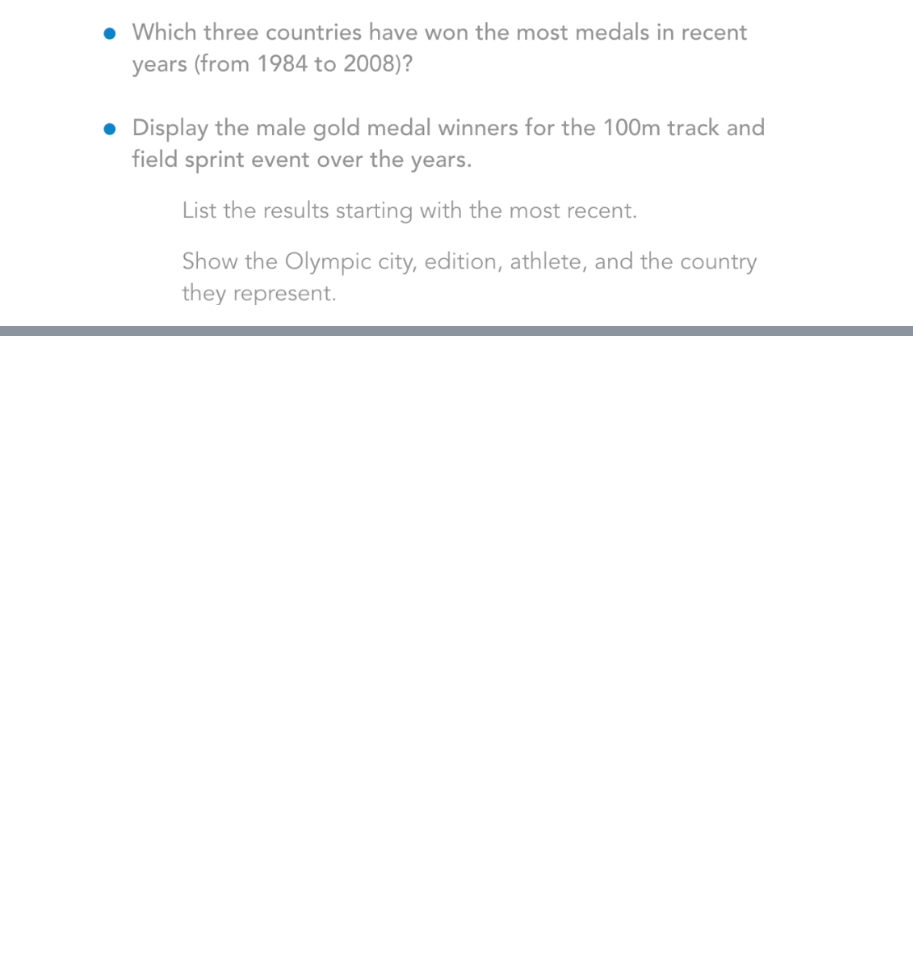
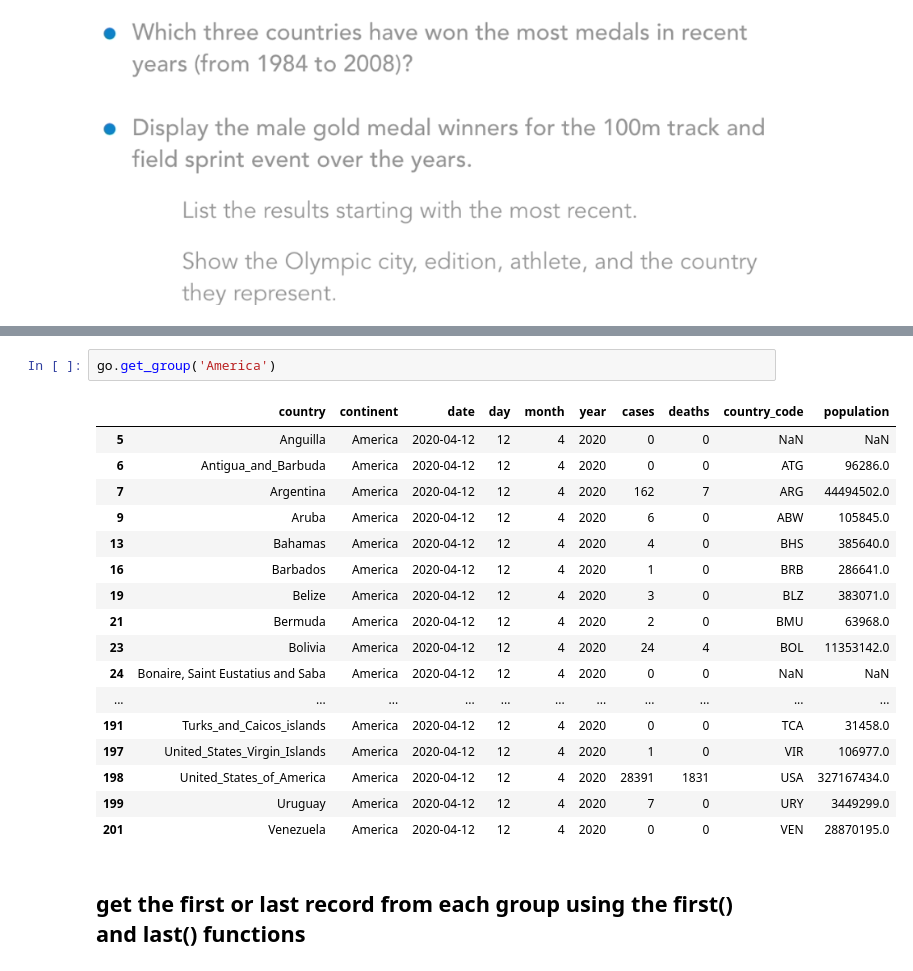
Before and after one commit to svkarthik86/Advanced-python, a Jupyter notebook: Pandas_DataFrame_Lec.ipynb, the cells around one changed output, grey strips where cells are left out. Saved outputs shown, nothing was run; the diff lists cells and outputs as text; blank space fills up the shorter version.

```diff
--- a/Pandas_DataFrame_Lec.ipynb
+++ b/Pandas_DataFrame_Lec.ipynb
@@ -1582,0 +1917,22 @@ olympic_data[olympic_data.Event.str.startswith('4')]
+# %%
+go.get_group('America')
+# %% [output]
+|  | country | continent | date | day | month | year | cases | deaths | country_code | population |
+| 5 | Anguilla | America | 2020-04-12 | 12 | 4 | 2020 | 0 | 0 | NaN | NaN |
+| 6 | Antigua_and_Barbuda | America | 2020-04-12 | 12 | 4 | 2020 | 0 | 0 | ATG | 96286.0 |
+| 7 | Argentina | America | 2020-04-12 | 12 | 4 | 2020 | 162 | 7 | ARG | 44494502.0 |
+| 9 | Aruba | America | 2020-04-12 | 12 | 4 | 2020 | 6 | 0 | ABW | 105845.0 |
+| 13 | Bahamas | America | 2020-04-12 | 12 | 4 | 2020 | 4 | 0 | BHS | 385640.0 |
+| 16 | Barbados | America | 2020-04-12 | 12 | 4 | 2020 | 1 | 0 | BRB | 286641.0 |
+| 19 | Belize | America | 2020-04-12 | 12 | 4 | 2020 | 3 | 0 | BLZ | 383071.0 |
+| 21 | Bermuda | America | 2020-04-12 | 12 | 4 | 2020 | 2 | 0 | BMU | 63968.0 |
+| 23 | Bolivia | America | 2020-04-12 | 12 | 4 | 2020 | 24 | 4 | BOL | 11353142.0 |
+| 24 | Bonaire, Saint Eustatius and Saba | America | 2020-04-12 | 12 | 4 | 2020 | 0 | 0 | NaN | NaN |
+| ... | ... | ... | ... | ... | ... | ... | ... | ... | ... | ... |
+| 191 | Turks_and_Caicos_islands | America | 2020-04-12 | 12 | 4 | 2020 | 0 | 0 | TCA | 31458.0 |
+| 197 | United_States_Virgin_Islands | America | 2020-04-12 | 12 | 4 | 2020 | 1 | 0 | VIR | 106977.0 |
+| 198 | United_States_of_America | America | 2020-04-12 | 12 | 4 | 2020 | 28391 | 1831 | USA | 327167434.0 |
+| 199 | Uruguay | America | 2020-04-12 | 12 | 4 | 2020 | 7 | 0 | URY | 3449299.0 |
+| 201 | Venezuela | America | 2020-04-12 | 12 | 4 | 2020 | 0 | 0 | VEN | 28870195.0 |
+# %% [markdown]
+## get the first or last record from each group using the first() and last() functions
```
Also changed, not shown: parts of 164 cells of this notebook.
